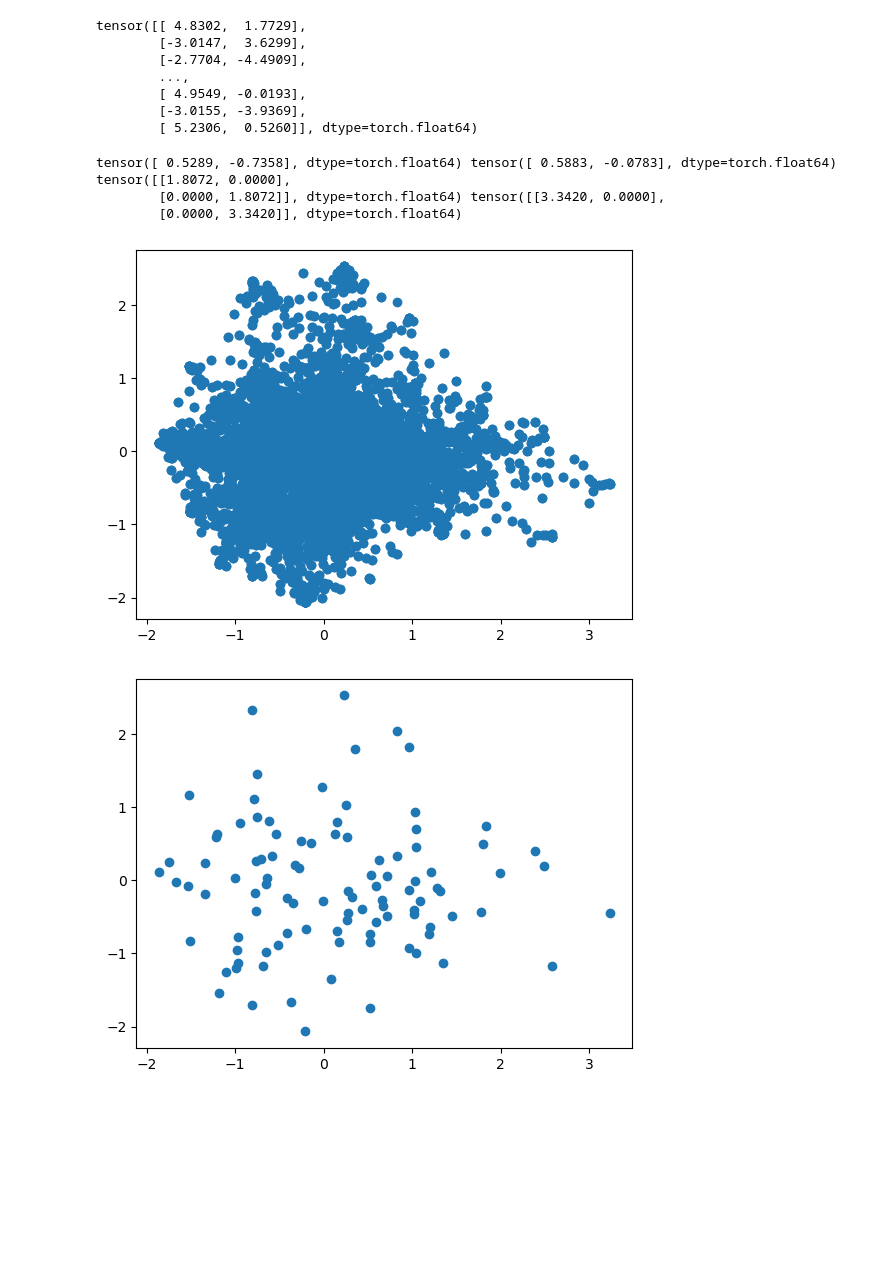
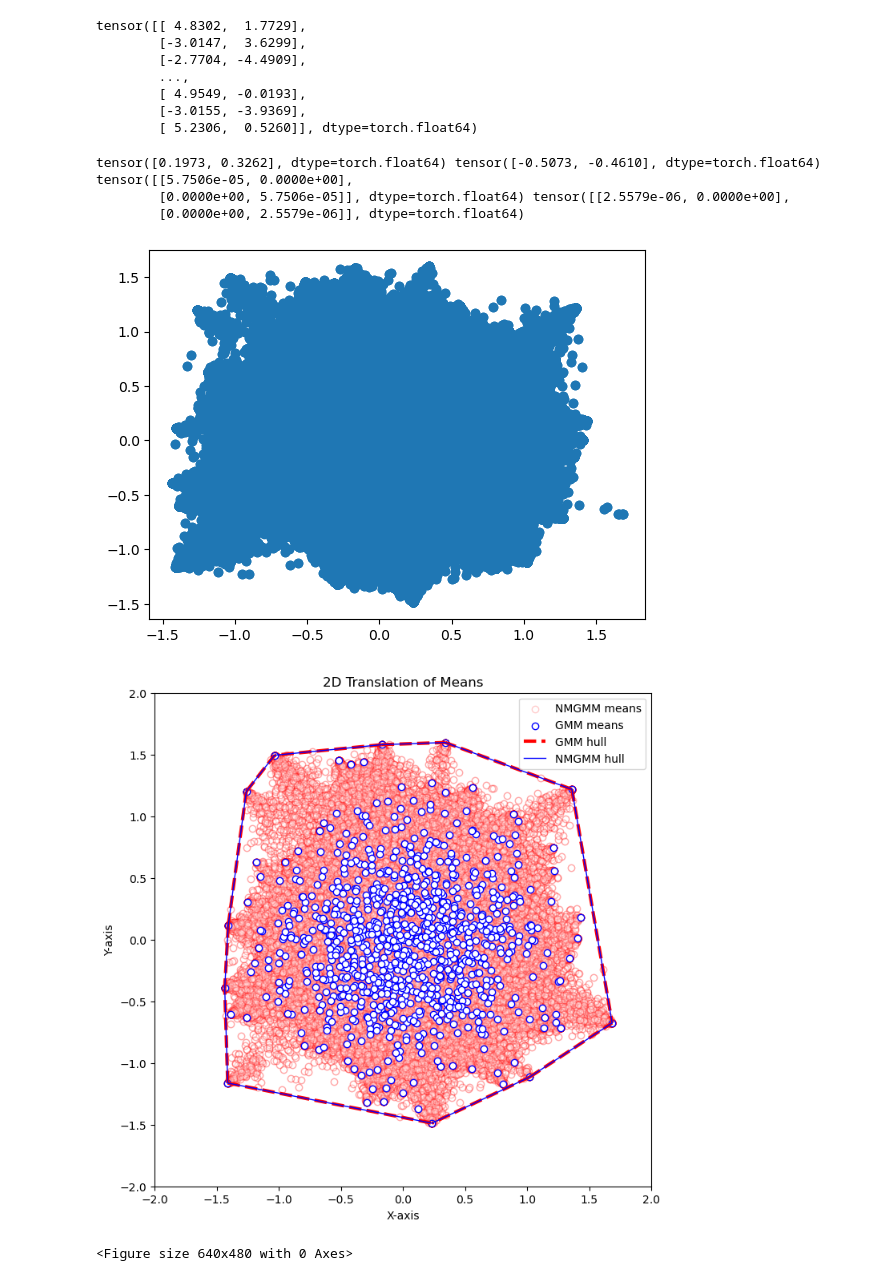
Before and after one commit to PatrickTourniaire/Negative-Gaussian-Mixture-Model, a Jupyter notebook: research/notebooks/initialisation.ipynb, the cells around one changed output. Saved outputs shown, nothing was run; the diff lists cells and outputs as text; code cells hidden in the pictures; blank space fills up the shorter version.

Commit message:
feat: convexhulls means + gen. variance analysis on initialisation

```diff
--- a/research/notebooks/initialisation.ipynb
+++ b/research/notebooks/initialisation.ipynb
@@ -26,15 +26,15 @@ tensor([[ 4.8302,  1.7729],
         [-3.0155, -3.9369],
         [ 5.2306,  0.5260]], dtype=torch.float64)
 # %%
-C = 100
+C = 1000
 D = 2
 
-means = torch.zeros(C, D, dtype=torch.float64).normal_()
+means = torch.zeros(C, D, dtype=torch.float64).normal_(0, 0.5)
 
 mu0 = means[0]
 mu1 = means[1]
 # %%
-L = 2 * torch.rand(C, 1, 1) * torch.eye(D, D).view(1, D, D)
+L = torch.normal(0.003, 0.005, size=(C, 1, 1)) * torch.eye(D, D).view(1, D, D)
 sigmas = (L).type(torch.float64).contiguous()
 
 S0 = torch.tril(sigmas[0]) @ torch.tril(sigmas[0]).t()
@@ -42,9 +42,9 @@ S1 = torch.tril(sigmas[1]) @ torch.tril(sigmas[1]).t()
 
 print(mu0, mu1, S0, S1)
 # %% [output]
-tensor([ 0.5289, -0.7358], dtype=torch.float64) tensor([ 0.5883, -0.0783], dtype=torch.float64) tensor([[1.8072, 0.0000],
-        [0.0000, 1.8072]], dtype=torch.float64) tensor([[3.3420, 0.0000],
-        [0.0000, 3.3420]], dtype=torch.float64)
+tensor([0.1973, 0.3262], dtype=torch.float64) tensor([-0.5073, -0.4610], dtype=torch.float64) tensor([[5.7506e-05, 0.0000e+00],
+        [0.0000e+00, 5.7506e-05]], dtype=torch.float64) tensor([[2.5579e-06, 0.0000e+00],
+        [0.0000e+00, 2.5579e-06]], dtype=torch.float64)
 # %%
 def _sqrd_params(Si, Sj, mui, muj) -> torch.Tensor:
         # Compute the squared Gaussian params
@@ -71,18 +71,73 @@ for (i, j) in cartesian_ids:
     recomputed_params['sigmas'].append(sigma.data.cpu().numpy())
     recomputed_params['means'].append(mean.data.cpu().numpy())
 # %%
+%matplotlib inline
 import matplotlib.pyplot as plt
 import numpy as np
 
 plt.scatter(np.array(recomputed_params['means'])[:,0], np.array(recomputed_params['means'])[:,1])
 plt.show()
 # %% [output]
-[figure, old version]
+[figure, new version]
 # %%
-plt.scatter(means[:,0], means[:,1])
+from scipy.spatial import ConvexHull, convex_hull_plot_2d
+
+
+hull1 = ConvexHull(means)
+hull2 = ConvexHull(np.array(recomputed_params['means']))
+
+fig, ax = plt.subplots(figsize=(8,8))
+
+ax.set_title('2D Translation of Means')
+ax.set_xlabel('X-axis')
+ax.set_ylabel('Y-axis')
+
+ax.set_xlim(-2, 2)
+ax.set_ylim(-2, 2)
+
+nmgmm_points = ax.scatter(
+                np.array(recomputed_params['means'])[:,0],
+                np.array(recomputed_params['means'])[:,1],
+                color='white',
+                edgecolors='r',
+                alpha=0.2,
+                label='NMGMM means')
+
+gmm_points = ax.scatter(
+                means[:,0],
+                means[:,1],
+                color='white',
+                edgecolors='blue',
+                label='GMM means')
+
+for simplex in hull1.simplices:
+    gmm_hull = ax.plot(
+        means[simplex, 0],
+        means[simplex, 1],
+        'r--',
+        linewidth=3,
+        label='GMM hull'
+    )
+
+for simplex in hull2.simplices:
+    nmgmm_hull = ax.plot(
+        np.array(recomputed_params['means'])[simplex, 0],
+        np.array(recomputed_params['means'])[simplex, 1],
+        'b-',
+        linewidth=1,
+        label='NMGMM hull'
+    )
+
+handles, labels = ax.get_legend_handles_labels()
+by_label = dict(zip(labels, handles))
+plt.legend(by_label.values(), by_label.keys(), loc=1)
+
 plt.show()
+plt.draw()
+fig.savefig('convexhull_mean_translations.png')
 # %% [output]
-[figure, old version]
+[figure, new version]
+<Figure size 640x480 with 0 Axes>
 # %%
 import matplotlib.transforms as transforms
 from matplotlib.patches import Ellipse
```
Also changed, not shown: parts of 6 cells of this notebook, 7 other files.
